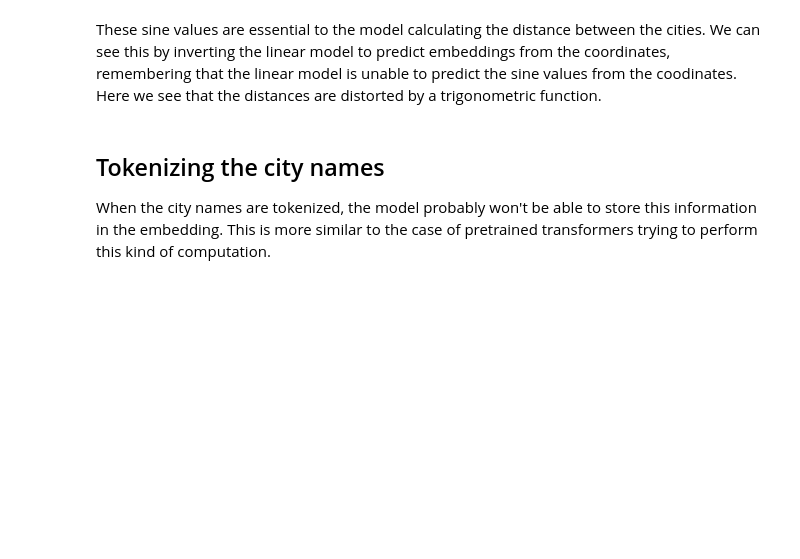
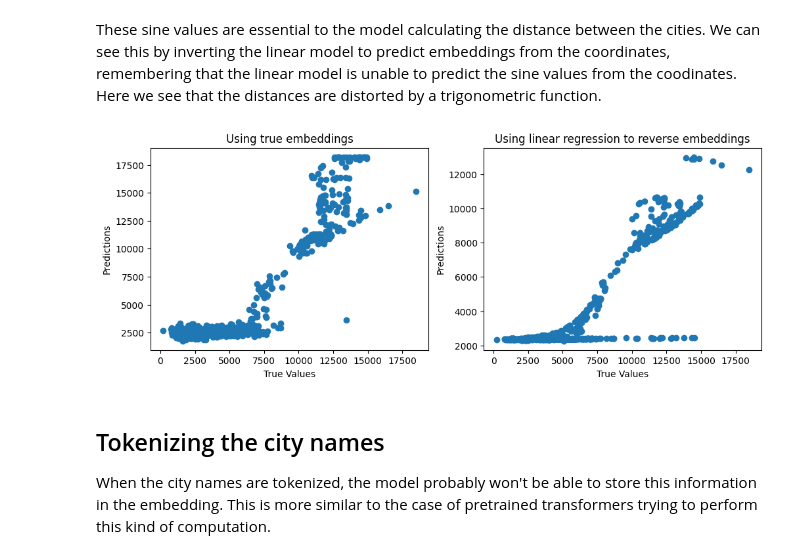
Before and after one commit to pleask/llm-geography, a Jupyter notebook: analysis.ipynb, the cells around one changed output. Saved outputs shown, nothing was run; the diff lists cells and outputs as text; code cells hidden in the pictures; blank space fills up the shorter version.

```diff
--- a/analysis.ipynb
+++ b/analysis.ipynb
@@ -288,6 +248,54 @@ for i, ax in enumerate(axs.flatten()):
 [figure]
 # %% [markdown]
 These sine values are essential to the model calculating the distance between the cities. We can see this by inverting the linear model to predict embeddings from the coordinates, remembering that the linear model is unable to predict the sine values from the coodinates. Here we see that the distances are distorted by a trigonometric function.
+# %%
+import numpy as np
+from tqdm.notebook import tqdm
+
+coordinate_dataset = CoordinateDataset(DATASET)
+
+distance_example = val_dataset[nearest_match]
+
+examples = []
+for i in range(len(distance_dataset)):
+    if distance_dataset[i][0][0] == distance_example[0][0]:
+        examples.append(distance_dataset[i])
+
+true = [e[1] for e in examples]
+predicted = model(torch.tensor([e[0] for e in examples]).to(device)).squeeze(1).cpu().detach().numpy()
+
+embeddings = next(model.embedding.parameters())
+
+model.eval()
+reversed_predictions = []
+with torch.no_grad():
+    intercept = np.array(embedding_coordinate_linear_regressor.intercept_)
+    coef = np.linalg.pinv(np.array(embedding_coordinate_linear_regressor.coef_))
+    for e in tqdm(examples):
+        city_coordinates = np.array(coordinate_dataset[e[0][1]][1])
+        result = (city_coordinates - intercept) @ coef.T
+        embeddings[distance_example[0][1]] = torch.tensor(result).to(device)
+        input = torch.tensor([distance_example[0]]).to(device)
+
+        predicted_distance = model(input).squeeze(1).cpu().detach().numpy()[0]
+        reversed_predictions.append(predicted_distance)
+
+
+fig, axs = plt.subplots(1, 2, figsize=(12, 4))
+
+for i, ax in enumerate(axs.flatten()):
+    if i == 0:
+        ax.scatter(true, predicted)
+        ax.set_xlabel('True Values')
+        ax.set_ylabel('Predictions')
+        ax.set_title(f'Using true embeddings')
+    else:
+        ax.scatter(true, reversed_predictions)
+        ax.set_xlabel('True Values')
+        ax.set_ylabel('Predictions')
+        ax.set_title('Using linear regression to reverse embeddings')
+# %% [output]
+[figure, added]
 # %% [markdown]
 ## Tokenizing the city names
 When the city names are tokenized, the model probably won't be able to store this information in the embedding. This is more similar to the case of pretrained transformers trying to perform this kind of computation.
```
Also changed, not shown: parts of 9 cells of this notebook.
